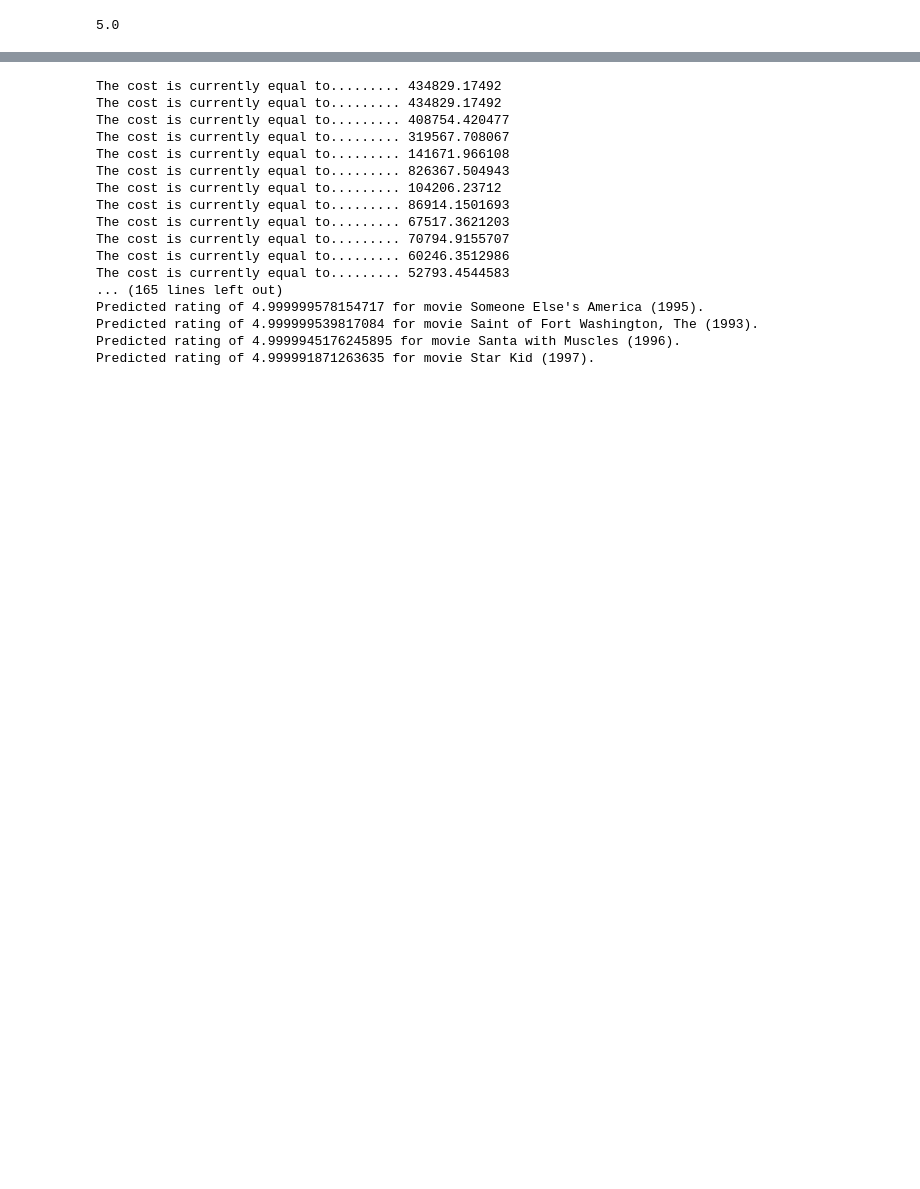
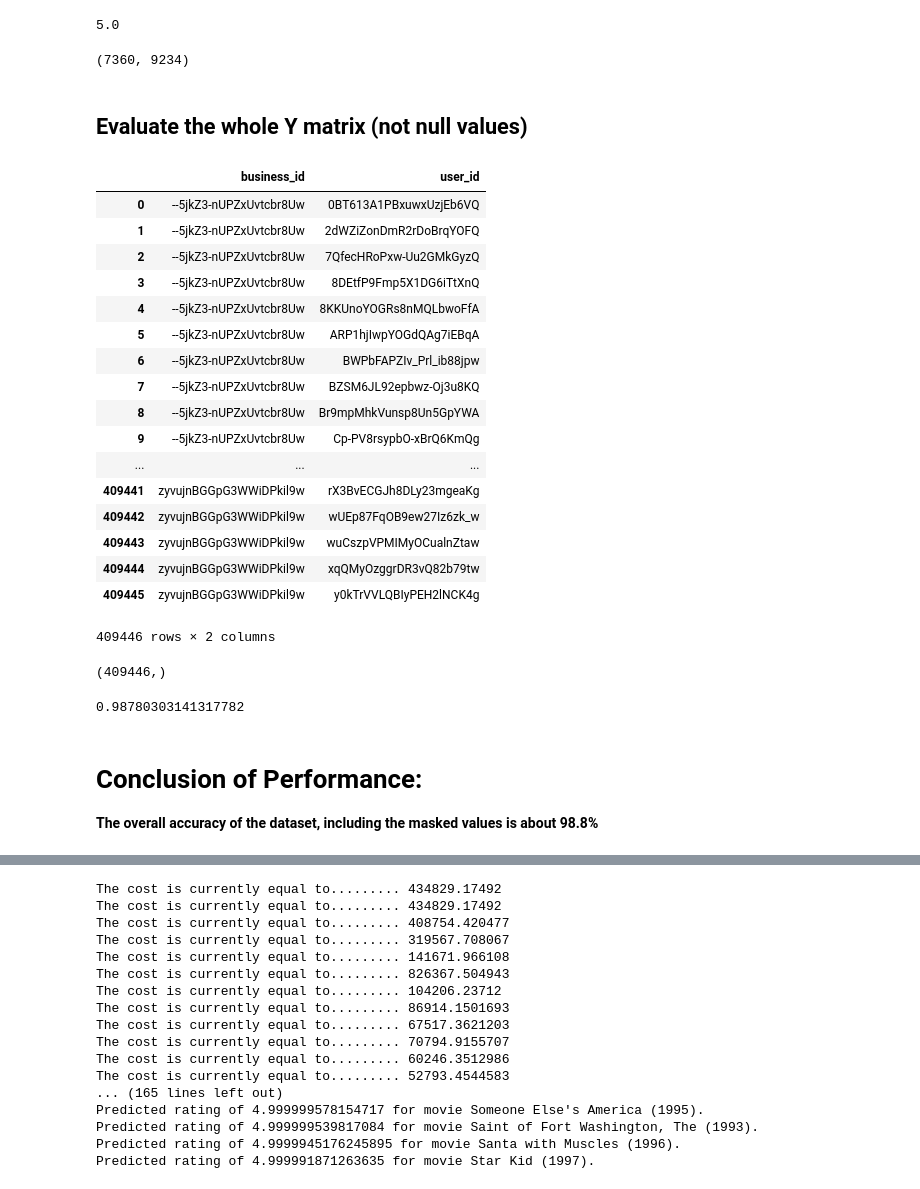
Before and after one commit to Sandy4321/yelp-recommender-system, a Jupyter notebook: Recommender System.ipynb, the cells around one changed output, grey strips where cells are left out. Saved outputs shown, nothing was run; the diff lists cells and outputs as text; code cells hidden in the pictures; blank space fills up the shorter version.

```diff
--- a/Recommender System.ipynb
+++ b/Recommender System.ipynb
@@ -689,3 +714,38 @@ predictions[:,1].max()
 Y.iloc[:,1].max()
 # %% [output]
 5.0
+# %%
+predictions.shape
+# %% [output]
+(7360, 9234)
+# %% [markdown]
+## Evaluate the whole Y matrix (not null values)
+# %%
+all_value_idx = Y[Y.notnull()].stack().index.tolist()
+# %%
+all_value_idx = pd.DataFrame.from_records(all_value_idx, columns=['business_id', 'user_id'])
+# %%
+all_value_idx
+# %% [output]
+|  | business_id | user_id |
+| 0 | --5jkZ3-nUPZxUvtcbr8Uw | 0BT613A1PBxuwxUzjEb6VQ |
+| 1 | --5jkZ3-nUPZxUvtcbr8Uw | 2dWZiZonDmR2rDoBrqYOFQ |
+| 2 | --5jkZ3-nUPZxUvtcbr8Uw | 7QfecHRoPxw-Uu2GMkGyzQ |
+| 3 | --5jkZ3-nUPZxUvtcbr8Uw | 8DEtfP9Fmp5X1DG6iTtXnQ |
+| 4 | --5jkZ3-nUPZxUvtcbr8Uw | 8KKUnoYOGRs8nMQLbwoFfA |
+| 5 | --5jkZ3-nUPZxUvtcbr8Uw | ARP1hjIwpYOGdQAg7iEBqA |
+| 6 | --5jkZ3-nUPZxUvtcbr8Uw | BWPbFAPZIv_Prl_ib88jpw |
+| 7 | --5jkZ3-nUPZxUvtcbr8Uw | BZSM6JL92epbwz-Oj3u8KQ |
+| 8 | --5jkZ3-nUPZxUvtcbr8Uw | Br9mpMhkVunsp8Un5GpYWA |
+| 9 | --5jkZ3-nUPZxUvtcbr8Uw | Cp-PV8rsypbO-xBrQ6KmQg |
+| ... | ... | ... |
+| 409441 | zyvujnBGGpG3WWiDPkil9w | rX3BvECGJh8DLy23mgeaKg |
+| 409442 | zyvujnBGGpG3WWiDPkil9w | wUEp87FqOB9ew27Iz6zk_w |
+| 409443 | zyvujnBGGpG3WWiDPkil9w | wuCszpVPMIMyOCualnZtaw |
+| 409444 | zyvujnBGGpG3WWiDPkil9w | xqQMyOzggrDR3vQ82b79tw |
+| 409445 | zyvujnBGGpG3WWiDPkil9w | y0kTrVVLQBIyPEH2lNCK4g |
+409446 rows × 2 columns
+# %%
+Y.lookup(all_value_idx.business_id, all_value_idx.user_id).shape
+# %% [output]
+(409446,)
@@ -691,0 +762,8 @@ Y.iloc[:,1].max()
+# %%
+((np.round(predictions[all_row_ids, all_col_ids]) >= 3) & (Y.lookup(all_value_idx.business_id, all_value_idx.user_id) >= 3) |
+ (predictions[all_row_ids, all_col_ids] < 3) & (Y.lookup(all_value_idx.business_id, all_value_idx.user_id) < 3)).mean()
+# %% [output]
+0.98780303141317782
+# %% [markdown]
+# Conclusion of Performance:
+**The overall accuracy of the dataset, including the masked values is about 98.8%**
```
Also changed, not shown: parts of 100 cells of this notebook.
